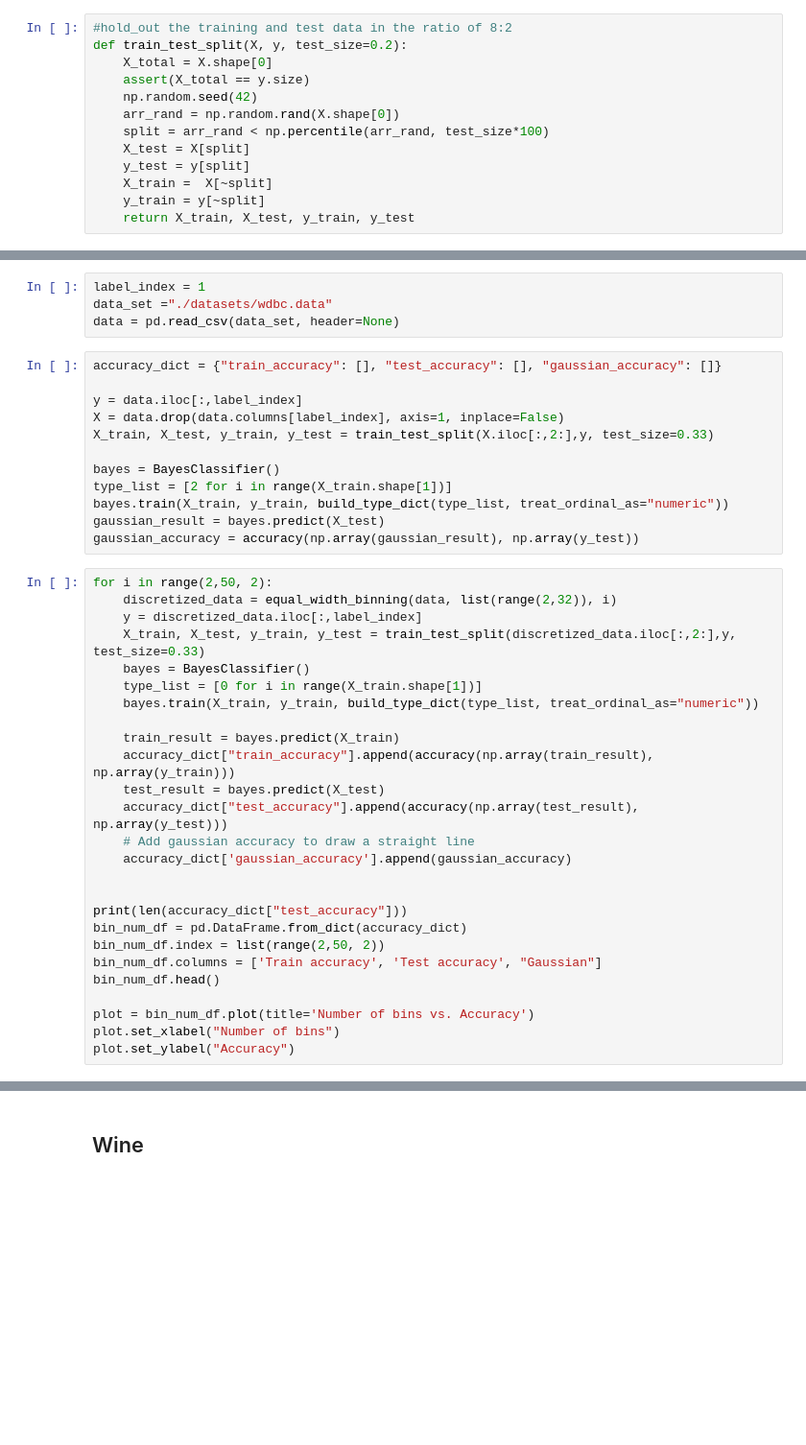
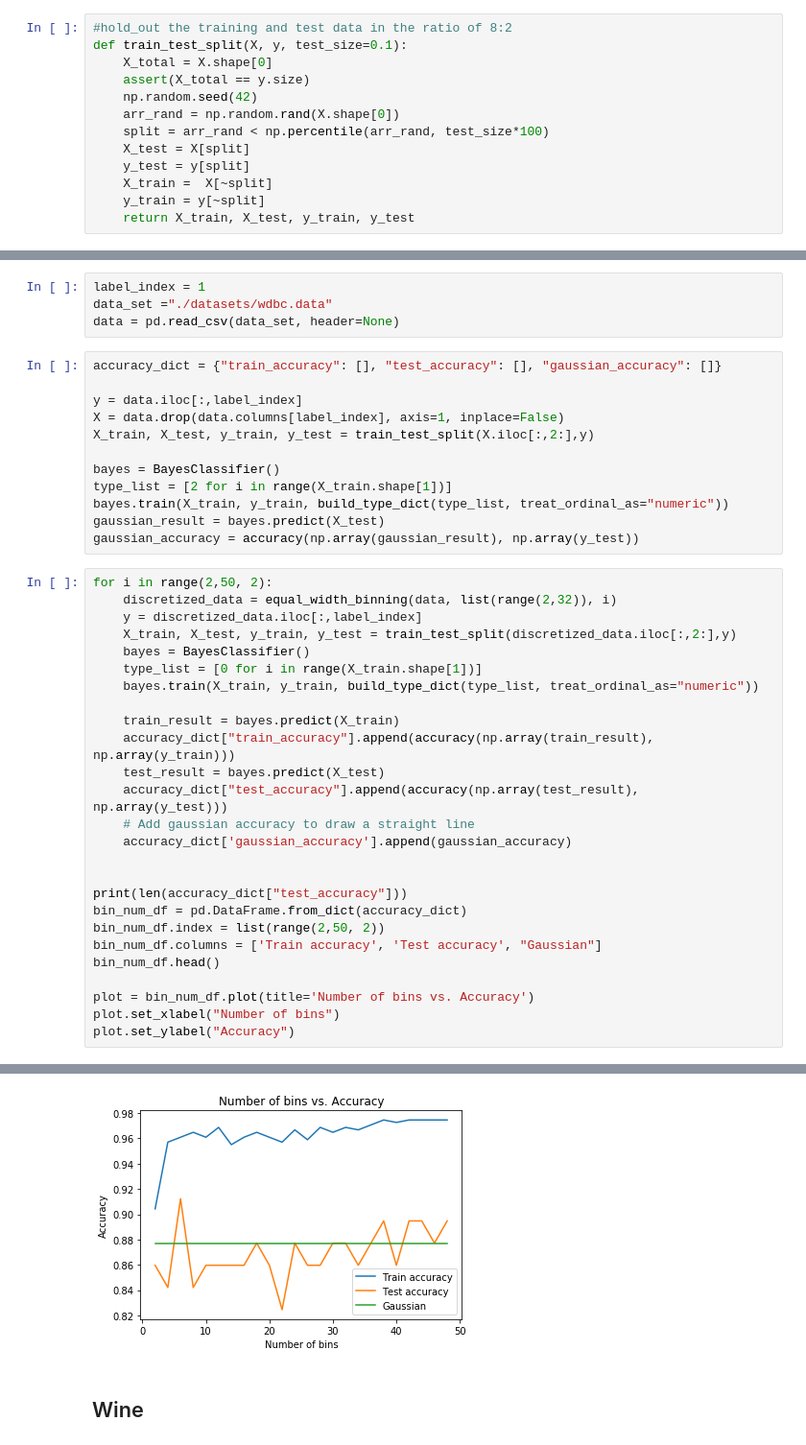
Before and after one commit to Haswf/NaiveBayesClassifier, a Jupyter notebook: assignment1_2020_template.ipynb, the cells around one changed output, grey strips where cells are left out. Shown at 96% size. Drawn from its saved outputs; the diff is of its cells as text; blank space fills up the shorter version.

Commit message:
Changed test split ratio to .1

```diff
--- a/assignment1_2020_template.ipynb
+++ b/assignment1_2020_template.ipynb
@@ -64,7 +64,7 @@ def kmeans_binning(data, column_indexes, k):
     return copy
 # %%
 #hold_out the training and test data in the ratio of 8:2
-def train_test_split(X, y, test_size=0.2):
+def train_test_split(X, y, test_size=0.1):
     X_total = X.shape[0]
     assert(X_total == y.size)
     np.random.seed(42)
@@ -301,7 +301,7 @@ accuracy_dict = {"train_accuracy": [], "test_accuracy": [], "gaussian_accuracy":
 
 y = data.iloc[:,label_index]
 X = data.drop(data.columns[label_index], axis=1, inplace=False)
-X_train, X_test, y_train, y_test = train_test_split(X.iloc[:,2:],y, test_size=0.33)
+X_train, X_test, y_train, y_test = train_test_split(X.iloc[:,2:],y)
 
 bayes = BayesClassifier()
 type_list = [2 for i in range(X_train.shape[1])]
@@ -312,7 +312,7 @@ gaussian_accuracy = accuracy(np.array(gaussian_result), np.array(y_test))
 for i in range(2,50, 2):
     discretized_data = equal_width_binning(data, list(range(2,32)), i)
     y = discretized_data.iloc[:,label_index]
-    X_train, X_test, y_train, y_test = train_test_split(discretized_data.iloc[:,2:],y, test_size=0.33)
+    X_train, X_test, y_train, y_test = train_test_split(discretized_data.iloc[:,2:],y)
     bayes = BayesClassifier()
     type_list = [0 for i in range(X_train.shape[1])]
     bayes.train(X_train, y_train, build_type_dict(type_list, treat_ordinal_as="numeric"))
@@ -334,3 +334,4 @@ bin_num_df.head()
 plot = bin_num_df.plot(title='Number of bins vs. Accuracy')
 plot.set_xlabel("Number of bins")
 plot.set_ylabel("Accuracy")
+# %% [output]
@@ -337,3 +340,4 @@ plot.set_ylabel("Accuracy")
+[figure, added]
 # %% [markdown]
 ## Wine
 # %%
```
Also changed, not shown: parts of 22 cells of this notebook.
